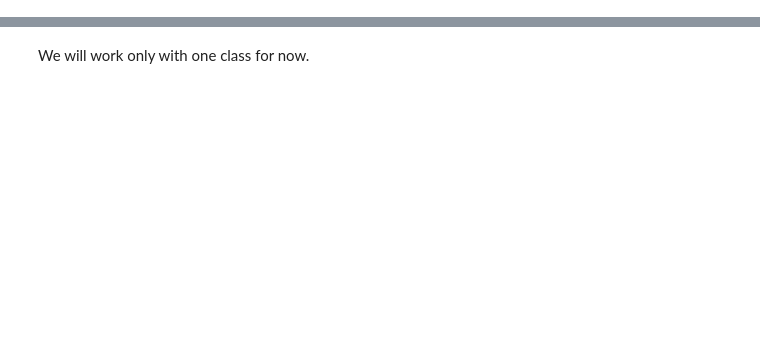
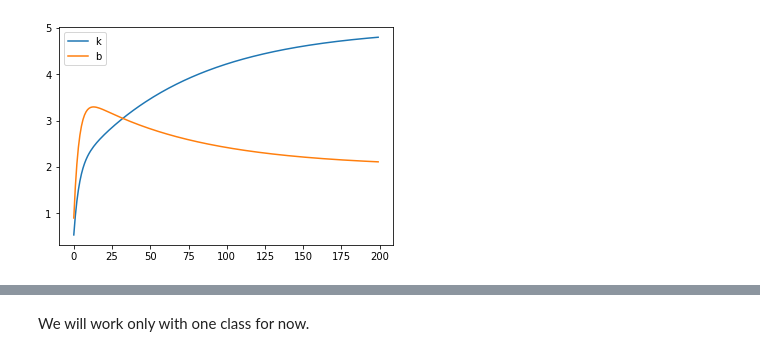
Before and after one commit to trokas/ai_primer, a Jupyter notebook: DNN.ipynb, the cells around one changed output, grey strips where cells are left out. Cells and saved outputs as stored; diff of their text form; code cells hidden in the pictures; blank space fills up the shorter version.

```diff
--- a/DNN.ipynb
+++ b/DNN.ipynb
@@ -0,0 +34,18 @@
+# %%
+k, b = 0, 0     # initial values
+epochs = 200
+learning_rate = 0.1
+
+L = []   # storage for k and b through training
+for i in range(epochs):
+    pred = k * X + b
+    diff_k = X
+    diff_b = 1
+    k -= learning_rate * np.mean(diff_k * 2 * (pred - y))
+    b -= learning_rate * np.mean(diff_b * 2 * (pred - y))
+    L.append([k, b])
+
+pd.DataFrame(L, columns=['k', 'b']).plot()
+plt.show()
+# %% [output]
+[figure, added]
```
Also changed, not shown: parts of 34 cells of this notebook, 5 other files.
